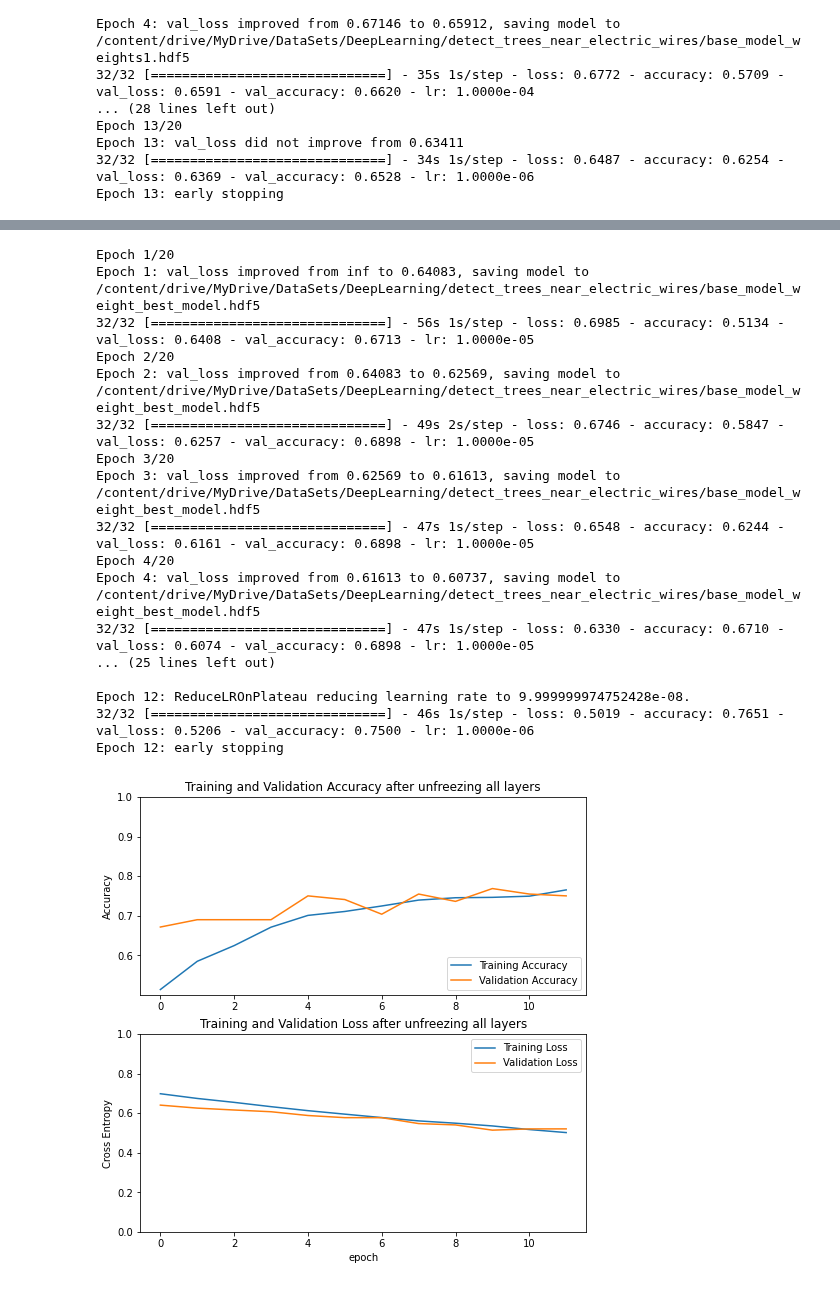
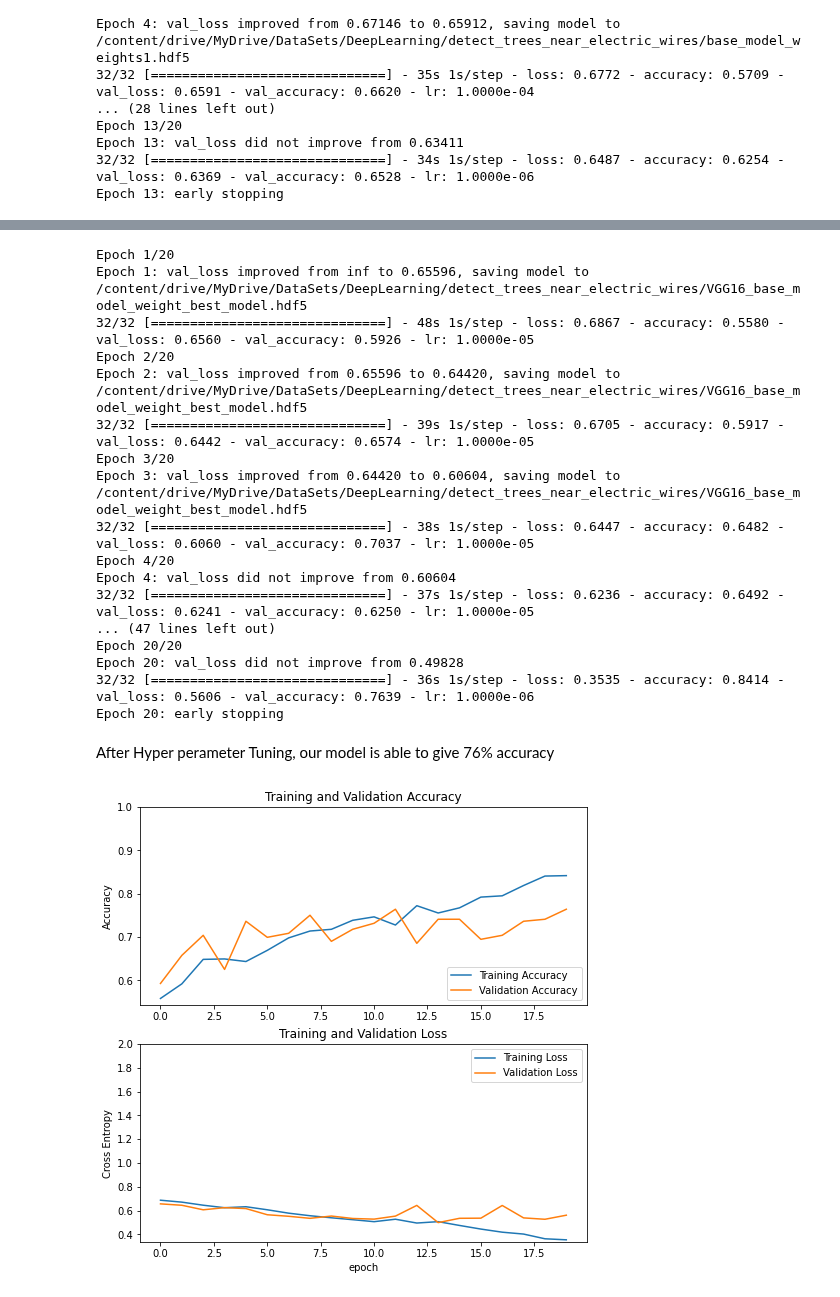
Before and after one commit to SaiArja/Trees_Near_Electric_wires, a Jupyter notebook: Electrical_lines.ipynb, the cells around one changed output, grey strips where cells are left out. Cells and saved outputs as stored; diff of their text form; code cells hidden in the pictures.

```diff
--- a/Electrical_lines.ipynb
+++ b/Electrical_lines.ipynb
@@ -286,0 +637,17 @@ Epoch 13: early stopping
+# %%
+#epochs
+initial_epochs = 20
+
+# Callbacks
+#Save best model
+ckpt_filename= "/content/drive/MyDrive/DataSets/DeepLearning/detect_trees_near_electric_wires/VVG16_base_model_weights1.hdf5"
+checkpoint = ModelCheckpoint(filepath=ckpt_filename, save_best_only=True, save_weights_only=True, verbose = 1)
+lr_reduce = ReduceLROnPlateau(monitor='val_loss', factor=0.1, patience=2, verbose=1)
+early_stop = EarlyStopping(monitor='val_loss', min_delta=0.0001, patience=3, mode='min', verbose = 1)
+# %%
+# Fitting the model
+history = model.fit(train_data,
+                    epochs=initial_epochs,
+                    validation_data=val_data,
+                    callbacks=[checkpoint, early_stop, lr_reduce]
+                    )
@@ -341,65 +729,65 @@ ________________________________________________________________________________
 model.compile(optimizer= Adam(lr=base_learning_rate/10), loss= "binary_crossentropy", metrics = ['accuracy'])
 
 # Callbacks
-final_ckpt_filename= "/content/drive/MyDrive/DataSets/DeepLearning/detect_trees_near_electric_wires/base_model_weight_best_model.hdf5"
+final_ckpt_filename= "/content/drive/MyDrive/DataSets/DeepLearning/detect_trees_near_electric_wires/VGG16_base_model_weight_best_model.hdf5"
 checkpoint = ModelCheckpoint(filepath=final_ckpt_filename, save_best_only=True, save_weights_only=True, verbose = 1)
 
-lr_reduce = ReduceLROnPlateau(monitor='val_loss', factor=0.1, patience=1, verbose=1)
-early_stop = EarlyStopping(monitor='val_loss', min_delta=0.0001, patience=2, mode='min', verbose = 1)
+lr_reduce = ReduceLROnPlateau(monitor='val_loss', factor=0.1, patience=4, verbose=1)
+early_stop = EarlyStopping(monitor='val_loss', min_delta=0.0001, patience=6, mode='min', verbose = 1)
 # %%
-fine_tune_epochs = 20
-
 # Fitting the model
-history_unfreeze = model.fit(train_data,
-                    epochs= fine_tune_epochs,
+history = model.fit(train_data,
+                    epochs=initial_epochs,
                     validation_data=val_data,
-                    callbacks=[checkpoint, early_stop, lr_reduce],
+                    callbacks=[checkpoint, early_stop, lr_reduce]
                     )
 # %% [output]
 Epoch 1/20
-Epoch 1: val_loss improved from inf to 0.64083, saving model to /content/drive/MyDrive/DataSets/DeepLearning/detect_trees_near_electric_wires/base_model_weight_best_model.hdf5
-32/32 [==============================] - 56s 1s/step - loss: 0.6985 - accuracy: 0.5134 - val_loss: 0.6408 - val_accuracy: 0.6713 - lr: 1.0000e-05
+Epoch 1: val_loss improved from inf to 0.65596, saving model to /content/drive/MyDrive/DataSets/DeepLearning/detect_trees_near_electric_wires/VGG16_base_model_weight_best_model.hdf5
+32/32 [==============================] - 48s 1s/step - loss: 0.6867 - accuracy: 0.5580 - val_loss: 0.6560 - val_accuracy: 0.5926 - lr: 1.0000e-05
 Epoch 2/20
-Epoch 2: val_loss improved from 0.64083 to 0.62569, saving model to /content/drive/MyDrive/DataSets/DeepLearning/detect_trees_near_electric_wires/base_model_weight_best_model.hdf5
-32/32 [==============================] - 49s 2s/step - loss: 0.6746 - accuracy: 0.5847 - val_loss: 0.6257 - val_accuracy: 0.6898 - lr: 1.0000e-05
+Epoch 2: val_loss improved from 0.65596 to 0.64420, saving model to /content/drive/MyDrive/DataSets/DeepLearning/detect_trees_near_electric_wires/VGG16_base_model_weight_best_model.hdf5
+32/32 [==============================] - 39s 1s/step - loss: 0.6705 - accuracy: 0.5917 - val_loss: 0.6442 - val_accuracy: 0.6574 - lr: 1.0000e-05
 Epoch 3/20
-Epoch 3: val_loss improved from 0.62569 to 0.61613, saving model to /content/drive/MyDrive/DataSets/DeepLearning/detect_trees_near_electric_wires/base_model_weight_best_model.hdf5
-32/32 [==============================] - 47s 1s/step - loss: 0.6548 - accuracy: 0.6244 - val_loss: 0.6161 - val_accuracy: 0.6898 - lr: 1.0000e-05
+Epoch 3: val_loss improved from 0.64420 to 0.60604, saving model to /content/drive/MyDrive/DataSets/DeepLearning/detect_trees_near_electric_wires/VGG16_base_model_weight_best_model.hdf5
+32/32 [==============================] - 38s 1s/step - loss: 0.6447 - accuracy: 0.6482 - val_loss: 0.6060 - val_accuracy: 0.7037 - lr: 1.0000e-05
 Epoch 4/20
-Epoch 4: val_loss improved from 0.61613 to 0.60737, saving model to /content/drive/MyDrive/DataSets/DeepLearning/detect_trees_near_electric_wires/base_model_weight_best_model.hdf5
-32/32 [==============================] - 47s 1s/step - loss: 0.6330 - accuracy: 0.6710 - val_loss: 0.6074 - val_accuracy: 0.6898 - lr: 1.0000e-05
-... (25 lines left out)
-
-Epoch 12: ReduceLROnPlateau reducing learning rate to 9.999999974752428e-08.
-32/32 [==============================] - 46s 1s/step - loss: 0.5019 - accuracy: 0.7651 - val_loss: 0.5206 - val_accuracy: 0.7500 - lr: 1.0000e-06
-Epoch 12: early stopping
+Epoch 4: val_loss did not improve from 0.60604
+32/32 [==============================] - 37s 1s/step - loss: 0.6236 - accuracy: 0.6492 - val_loss: 0.6241 - val_accuracy: 0.6250 - lr: 1.0000e-05
+... (47 lines left out)
+Epoch 20/20
+Epoch 20: val_loss did not improve from 0.49828
+32/32 [==============================] - 36s 1s/step - loss: 0.3535 - accuracy: 0.8414 - val_loss: 0.5606 - val_accuracy: 0.7639 - lr: 1.0000e-06
+Epoch 20: early stopping
+# %% [markdown]
+After Hyper perameter Tuning, our model is able to give 76% accuracy
 # %%
-acc = history_unfreeze.history['accuracy']
-val_acc = history_unfreeze.history['val_accuracy']
+ acc = history.history['accuracy']
+val_acc = history.history['val_accuracy']
 
-loss = history_unfreeze.history['loss']
-val_loss = history_unfreeze.history['val_loss']
+loss = history.history['loss']
+val_loss = history.history['val_loss']
 
 plt.figure(figsize=(8, 8))
 plt.subplot(2, 1, 1)
 plt.plot(acc, label='Training Accuracy')
 plt.plot(val_acc, label='Validation Accuracy')
 plt.legend(loc='lower right')
 plt.ylabel('Accuracy')
 plt.ylim([min(plt.ylim()),1])
-plt.title('Training and Validation Accuracy after unfreezing all layers')
+plt.title('Training and Validation Accuracy')
 
 plt.subplot(2, 1, 2)
 plt.plot(loss, label='Training Loss')
 plt.plot(val_loss, label='Validation Loss')
 plt.legend(loc='upper right')
 plt.ylabel('Cross Entropy')
-plt.ylim([0,1.0])
-plt.title('Training and Validation Loss after unfreezing all layers')
+plt.ylim([min(plt.ylim()),2])
+plt.title('Training and Validation Loss')
 plt.xlabel('epoch')
 plt.show()
 # %% [output]
-[figure, old version]
+[figure, new version]
 # %%
 #Load the best model
 model.load_weights(final_ckpt_filename)
```
Also changed, not shown: parts of 85 cells of this notebook.
